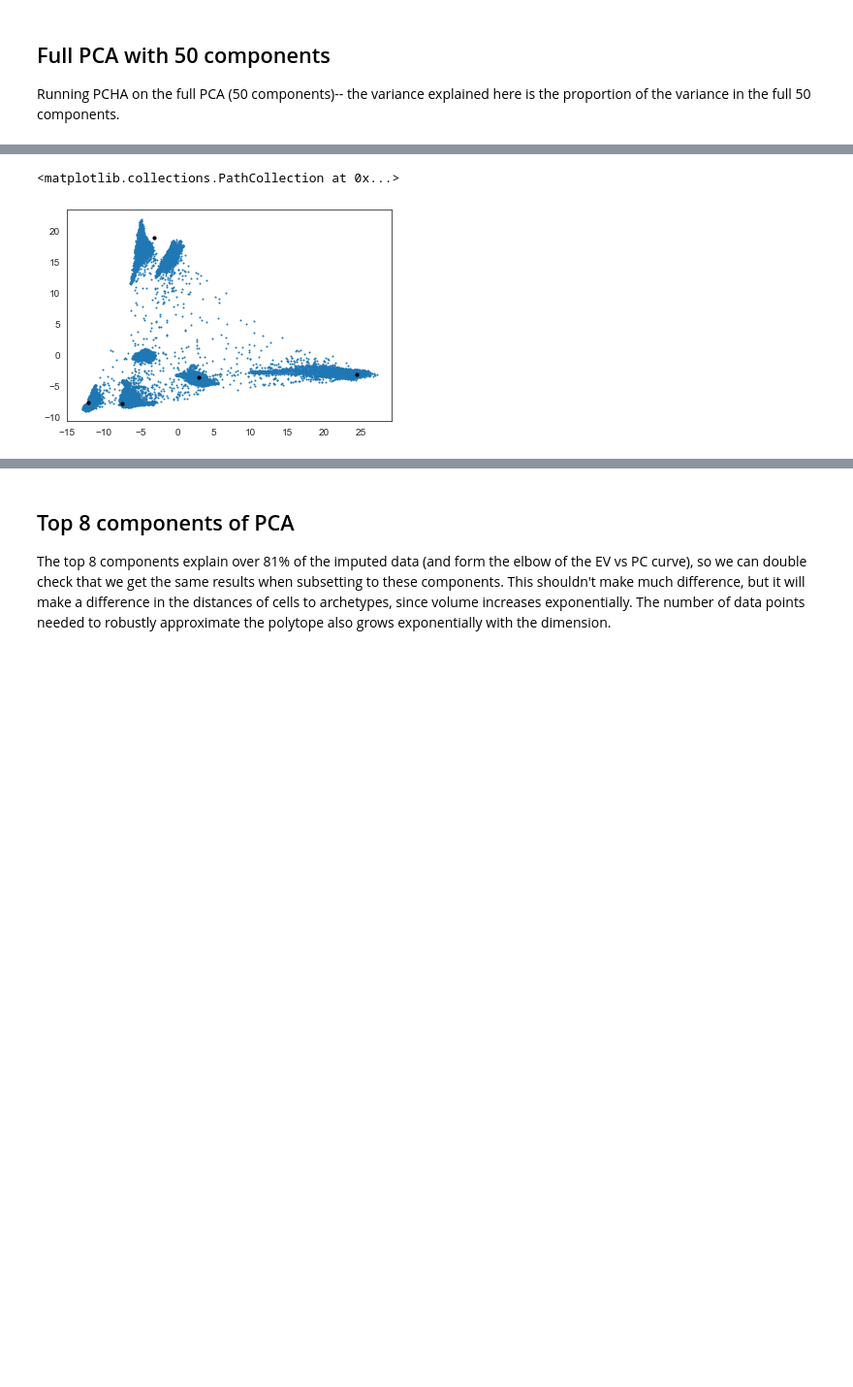
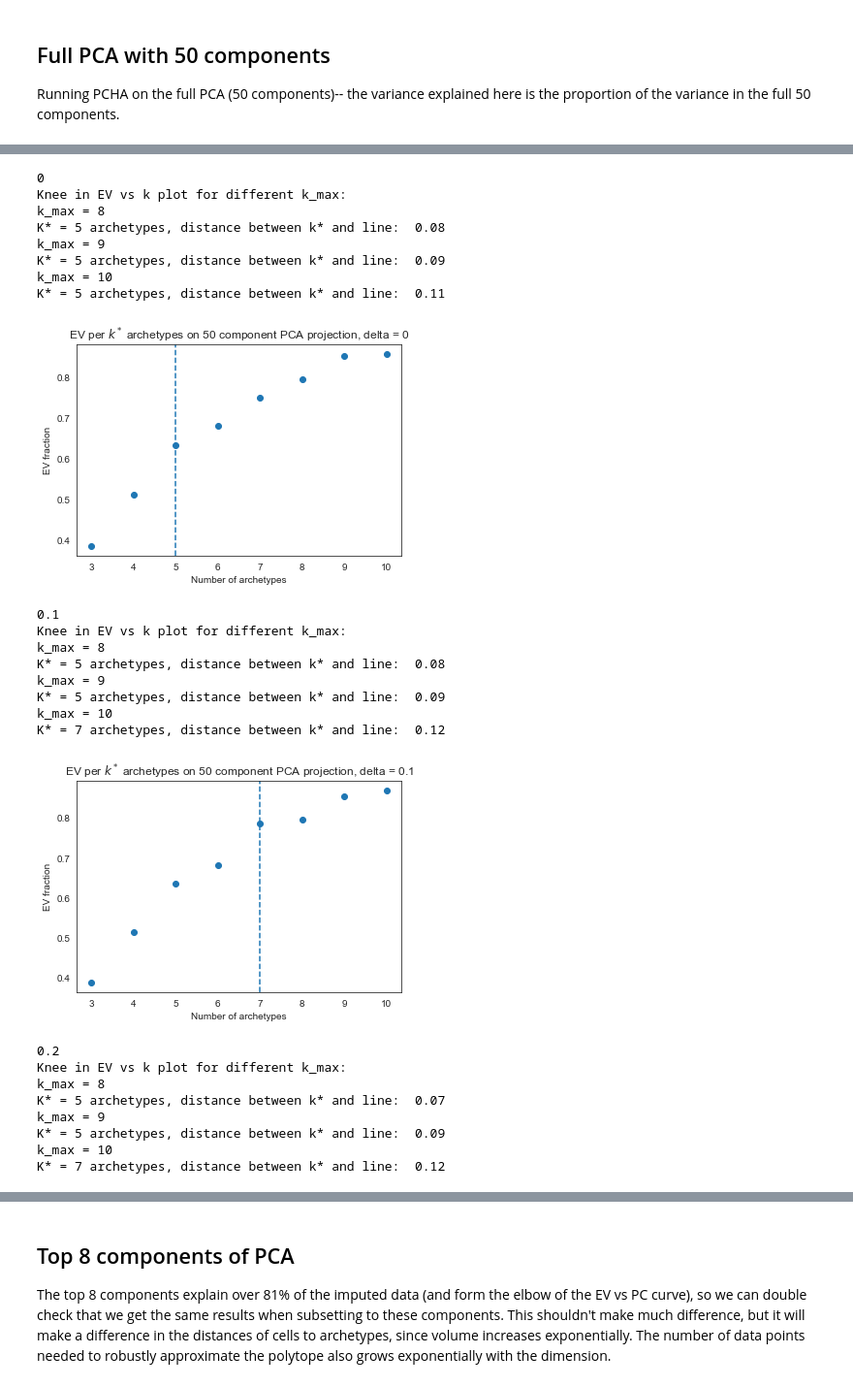
Before and after one commit to QuLab-VU/Groves-CellSys2022, a Jupyter notebook: notebooks/single-cell/cell-lines/2-Human_cell_lines_scPCHA.ipynb, the cells around one changed output, grey strips where cells are left out. Shown at 97% size. Saved outputs shown, nothing was run; the diff lists cells and outputs as text; code cells hidden in the pictures; blank space fills up the shorter version.

```diff
--- a/notebooks/single-cell/cell-lines/2-Human_cell_lines_scPCHA.ipynb
+++ b/notebooks/single-cell/cell-lines/2-Human_cell_lines_scPCHA.ipynb
@@ -522,9 +538,3 @@ X_magic = sc.read_h5ad('../../out/cell-lines/X_magic_01.h5ad')
 # %% [markdown]
 ## Full PCA with 50 components
 Running PCHA on the full PCA (50 components)-- the variance explained here is the proportion of the variance in the full 50 components.
-# %%
-ev_per_arc = []
-for i in range(3,11):
-    XC, S, C, SSE, varexpl = PCHA(X_magic.obsm['X_pca'].T, noc=i, delta=0.1)
-    ev_per_arc.append(varexpl)
-    print(varexpl)
@@ -576,10 +541,48 @@ K* = 7 archetypes, distance between k* and line:  0.12
-# %%
-XC, S, C, SSE, varexpl = PCHA(X_magic.obsm['X_pca'].T, noc=5, delta=0.1)
-# %%
-XC = np.array(XC)
-# %%
-plt.scatter(X_magic.obsm['X_pca'][:,0],X_magic.obsm['X_pca'][:,1], s = 1)
-plt.scatter(XC[0], XC[1], color = 'k', s = 10)
-# %% [output]
-<matplotlib.collections.PathCollection at 0x...>
-[figure, removed]
+# %%
+def ev_per_arc_by_delta_50comp(delta):
+    ev_per_arc = []
+    for i in range(3,11):
+        XC, S, C, SSE, varexpl = PCHA(X_magic.obsm['X_pca'].T, noc=i, delta=delta)
+        ev_per_arc.append(varexpl)
+        # print(varexpl)
+    plt.scatter(x = [3,4,5,6,7,8,9,10], y = ev_per_arc)
+    plt.title(f"EV per $k^*$ archetypes on 50 component PCA projection, delta = {delta}")
+    plt.xlabel("Number of archetypes")
+    plt.ylabel("EV fraction")
+    print("Knee in EV vs k plot for different k_max:")
+    for kmax in range(8,11):
+        print('k_max =', kmax)
+        knee, farthestk = find_knee(ev_per_arc, kmax=kmax)
+    plt.axvline(x=knee, linestyle = "--")
+    plt.savefig(f'../../figures/EV_per_k_50comp_clines_delta_{delta}.pdf')
+    plt.show()
+for delta in [0,0.1,0.2,0.5,1]:
+    print(delta)
+    ev_per_arc_by_delta_50comp(delta)
+# %% [output]
+0
+Knee in EV vs k plot for different k_max:
+k_max = 8
+K* = 5 archetypes, distance between k* and line:  0.08
+k_max = 9
+K* = 5 archetypes, distance between k* and line:  0.09
+k_max = 10
+K* = 5 archetypes, distance between k* and line:  0.11
+[figure, added]
+0.1
+Knee in EV vs k plot for different k_max:
+k_max = 8
+K* = 5 archetypes, distance between k* and line:  0.08
+k_max = 9
+K* = 5 archetypes, distance between k* and line:  0.09
+k_max = 10
+K* = 7 archetypes, distance between k* and line:  0.12
+[figure, added]
+0.2
+Knee in EV vs k plot for different k_max:
+k_max = 8
+K* = 5 archetypes, distance between k* and line:  0.07
+k_max = 9
+K* = 5 archetypes, distance between k* and line:  0.09
+k_max = 10
+K* = 7 archetypes, distance between k* and line:  0.12
```
Also changed, not shown: parts of 34 cells of this notebook, 7 other files.
